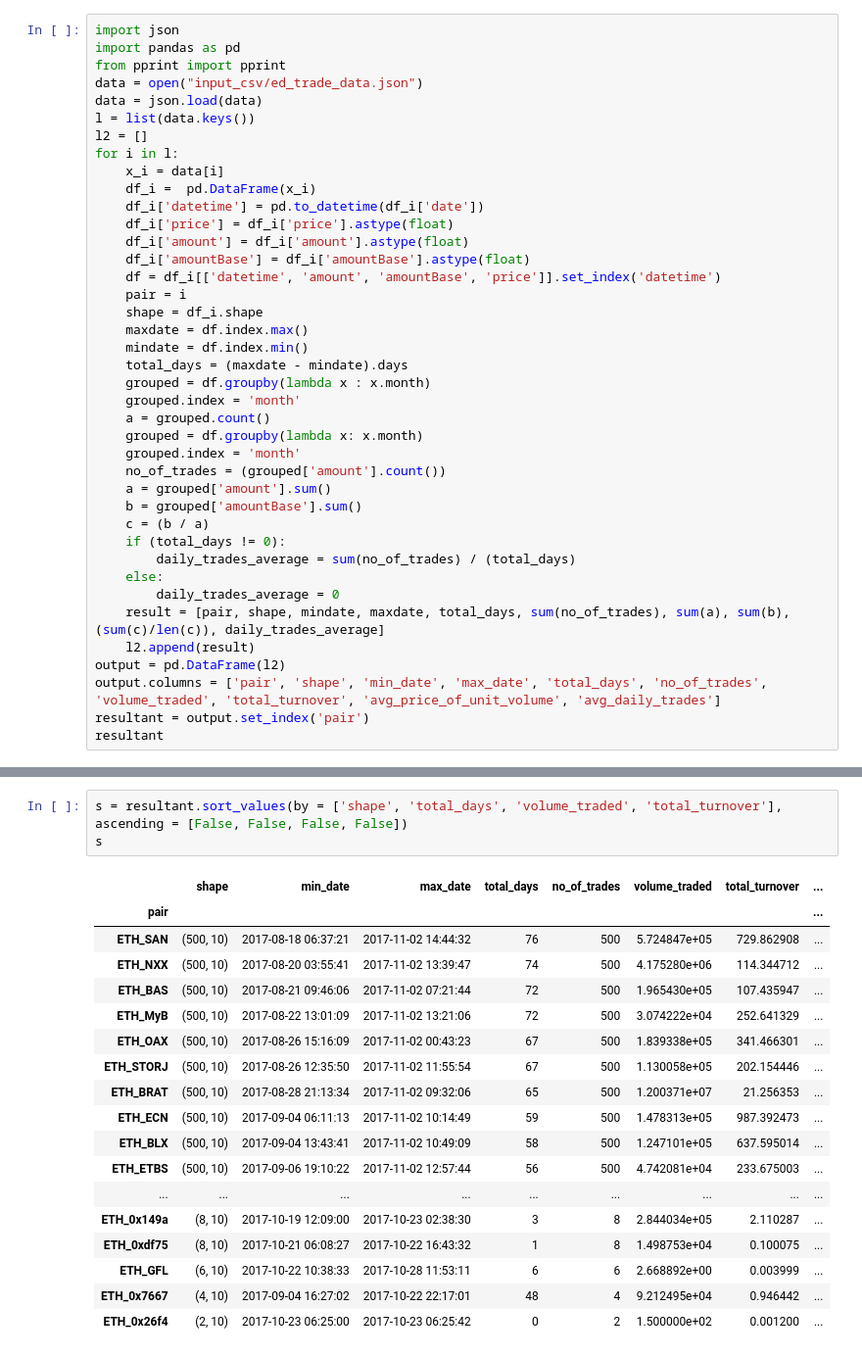
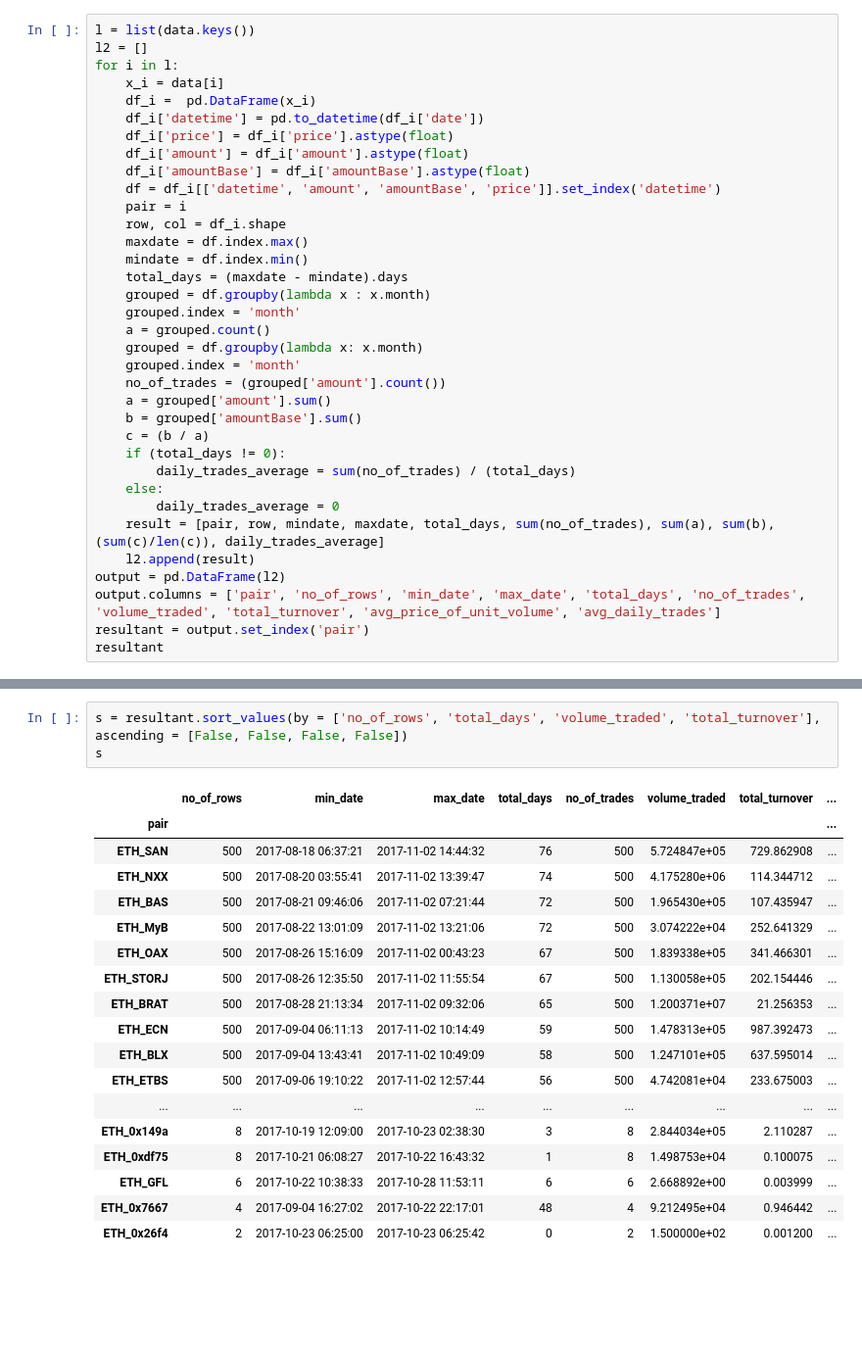
Before and after one commit to satyaki-mitra/Evalution_Exercise, a Jupyter notebook: trade_analysis/trade_analysis.ipynb, the cells around one changed output, grey strips where cells are left out. Shown at 98% size. Saved outputs shown, nothing was run; the diff lists cells and outputs as text; blank space fills up the shorter version.

```diff
--- a/trade_analysis/trade_analysis.ipynb
+++ b/trade_analysis/trade_analysis.ipynb
@@ -1,9 +7,4 @@
 # %%
-import json
-import pandas as pd
-from pprint import pprint
-data = open("input_csv/ed_trade_data.json")
-data = json.load(data)
 l = list(data.keys())
 l2 = []
 for i in l:
@@ -15,7 +16,7 @@ for i in l:
     df_i['amountBase'] = df_i['amountBase'].astype(float)
     df = df_i[['datetime', 'amount', 'amountBase', 'price']].set_index('datetime')
     pair = i
-    shape = df_i.shape
+    row, col = df_i.shape
     maxdate = df.index.max()
     mindate = df.index.min()
     total_days = (maxdate - mindate).days
@@ -32,10 +33,10 @@ for i in l:
         daily_trades_average = sum(no_of_trades) / (total_days)
     else:
         daily_trades_average = 0
-    result = [pair, shape, mindate, maxdate, total_days, sum(no_of_trades), sum(a), sum(b), (sum(c)/len(c)), daily_trades_average]
+    result = [pair, row, mindate, maxdate, total_days, sum(no_of_trades), sum(a), sum(b), (sum(c)/len(c)), daily_trades_average]
     l2.append(result)
 output = pd.DataFrame(l2)
-output.columns = ['pair', 'shape', 'min_date', 'max_date', 'total_days', 'no_of_trades', 'volume_traded', 'total_turnover', 'avg_price_of_unit_volume', 'avg_daily_trades']
+output.columns = ['pair', 'no_of_rows', 'min_date', 'max_date', 'total_days', 'no_of_trades', 'volume_traded', 'total_turnover', 'avg_price_of_unit_volume', 'avg_daily_trades']
 resultant = output.set_index('pair')
 resultant
 # %% [output]
@@ -61,23 +75,23 @@ resultant
 # %%
-s = resultant.sort_values(by = ['shape', 'total_days', 'volume_traded', 'total_turnover'], ascending = [False, False, False, False])
+s = resultant.sort_values(by = ['no_of_rows', 'total_days', 'volume_traded', 'total_turnover'], ascending = [False, False, False, False])
 s
 # %% [output]
-|  | shape | min_date | max_date | total_days | no_of_trades | volume_traded | total_turnover | ... |
+|  | no_of_rows | min_date | max_date | total_days | no_of_trades | volume_traded | total_turnover | ... |
 | pair |  |  |  |  |  |  |  | ... |
-| ETH_SAN | (500, 10) | 2017-08-18 06:37:21 | 2017-11-02 14:44:32 | 76 | 500 | 5.724847e+05 | 729.862908 | ... |
-| ETH_NXX | (500, 10) | 2017-08-20 03:55:41 | 2017-11-02 13:39:47 | 74 | 500 | 4.175280e+06 | 114.344712 | ... |
-| ETH_BAS | (500, 10) | 2017-08-21 09:46:06 | 2017-11-02 07:21:44 | 72 | 500 | 1.965430e+05 | 107.435947 | ... |
-| ETH_MyB | (500, 10) | 2017-08-22 13:01:09 | 2017-11-02 13:21:06 | 72 | 500 | 3.074222e+04 | 252.641329 | ... |
-| ETH_OAX | (500, 10) | 2017-08-26 15:16:09 | 2017-11-02 00:43:23 | 67 | 500 | 1.839338e+05 | 341.466301 | ... |
-| ETH_STORJ | (500, 10) | 2017-08-26 12:35:50 | 2017-11-02 11:55:54 | 67 | 500 | 1.130058e+05 | 202.154446 | ... |
-| ETH_BRAT | (500, 10) | 2017-08-28 21:13:34 | 2017-11-02 09:32:06 | 65 | 500 | 1.200371e+07 | 21.256353 | ... |
-| ETH_ECN | (500, 10) | 2017-09-04 06:11:13 | 2017-11-02 10:14:49 | 59 | 500 | 1.478313e+05 | 987.392473 | ... |
-| ETH_BLX | (500, 10) | 2017-09-04 13:43:41 | 2017-11-02 10:49:09 | 58 | 500 | 1.247101e+05 | 637.595014 | ... |
-| ETH_ETBS | (500, 10) | 2017-09-06 19:10:22 | 2017-11-02 12:57:44 | 56 | 500 | 4.742081e+04 | 233.675003 | ... |
+| ETH_SAN | 500 | 2017-08-18 06:37:21 | 2017-11-02 14:44:32 | 76 | 500 | 5.724847e+05 | 729.862908 | ... |
+| ETH_NXX | 500 | 2017-08-20 03:55:41 | 2017-11-02 13:39:47 | 74 | 500 | 4.175280e+06 | 114.344712 | ... |
+| ETH_BAS | 500 | 2017-08-21 09:46:06 | 2017-11-02 07:21:44 | 72 | 500 | 1.965430e+05 | 107.435947 | ... |
+| ETH_MyB | 500 | 2017-08-22 13:01:09 | 2017-11-02 13:21:06 | 72 | 500 | 3.074222e+04 | 252.641329 | ... |
+| ETH_OAX | 500 | 2017-08-26 15:16:09 | 2017-11-02 00:43:23 | 67 | 500 | 1.839338e+05 | 341.466301 | ... |
+| ETH_STORJ | 500 | 2017-08-26 12:35:50 | 2017-11-02 11:55:54 | 67 | 500 | 1.130058e+05 | 202.154446 | ... |
+| ETH_BRAT | 500 | 2017-08-28 21:13:34 | 2017-11-02 09:32:06 | 65 | 500 | 1.200371e+07 | 21.256353 | ... |
+| ETH_ECN | 500 | 2017-09-04 06:11:13 | 2017-11-02 10:14:49 | 59 | 500 | 1.478313e+05 | 987.392473 | ... |
+| ETH_BLX | 500 | 2017-09-04 13:43:41 | 2017-11-02 10:49:09 | 58 | 500 | 1.247101e+05 | 637.595014 | ... |
+| ETH_ETBS | 500 | 2017-09-06 19:10:22 | 2017-11-02 12:57:44 | 56 | 500 | 4.742081e+04 | 233.675003 | ... |
 | ... | ... | ... | ... | ... | ... | ... | ... | ... |
-| ETH_0x149a | (8, 10) | 2017-10-19 12:09:00 | 2017-10-23 02:38:30 | 3 | 8 | 2.844034e+05 | 2.110287 | ... |
-| ETH_0xdf75 | (8, 10) | 2017-10-21 06:08:27 | 2017-10-22 16:43:32 | 1 | 8 | 1.498753e+04 | 0.100075 | ... |
-| ETH_GFL | (6, 10) | 2017-10-22 10:38:33 | 2017-10-28 11:53:11 | 6 | 6 | 2.668892e+00 | 0.003999 | ... |
-| ETH_0x7667 | (4, 10) | 2017-09-04 16:27:02 | 2017-10-22 22:17:01 | 48 | 4 | 9.212495e+04 | 0.946442 | ... |
-| ETH_0x26f4 | (2, 10) | 2017-10-23 06:25:00 | 2017-10-23 06:25:42 | 0 | 2 | 1.500000e+02 | 0.001200 | ... |
+| ETH_0x149a | 8 | 2017-10-19 12:09:00 | 2017-10-23 02:38:30 | 3 | 8 | 2.844034e+05 | 2.110287 | ... |
+| ETH_0xdf75 | 8 | 2017-10-21 06:08:27 | 2017-10-22 16:43:32 | 1 | 8 | 1.498753e+04 | 0.100075 | ... |
+| ETH_GFL | 6 | 2017-10-22 10:38:33 | 2017-10-28 11:53:11 | 6 | 6 | 2.668892e+00 | 0.003999 | ... |
+| ETH_0x7667 | 4 | 2017-09-04 16:27:02 | 2017-10-22 22:17:01 | 48 | 4 | 9.212495e+04 | 0.946442 | ... |
+| ETH_0x26f4 | 2 | 2017-10-23 06:25:00 | 2017-10-23 06:25:42 | 0 | 2 | 1.500000e+02 | 0.001200 | ... |
 275 rows × 9 columns
```
Also changed, not shown: parts of 6 cells of this notebook, 2 other files.
